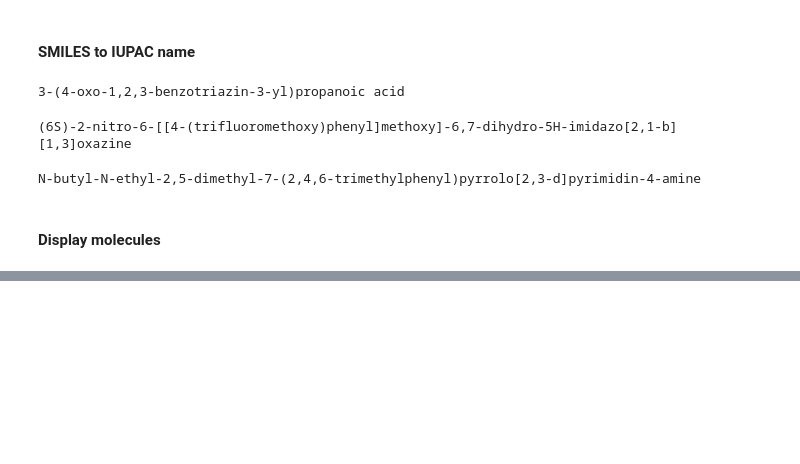
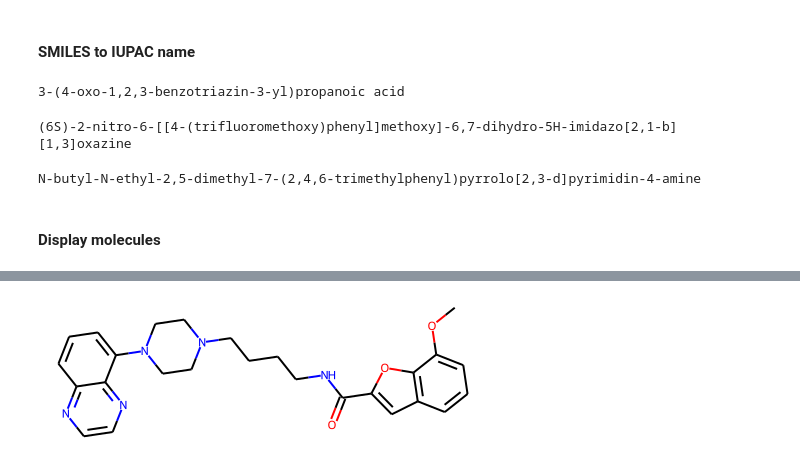
Before and after one commit to jamesleocodes/p_chem_CEVR, a Jupyter notebook: logP/mlp_deviations.ipynb, the cells around one changed output, grey strips where cells are left out. Drawn from its saved outputs; the diff is of its cells as text; code cells hidden in the pictures; blank space fills up the shorter version.

```diff
--- a/logP/mlp_deviations.ipynb
+++ b/logP/mlp_deviations.ipynb
@@ -336,0 +446,4 @@ Draw.MolsToGridImage(mols, molsPerRow=2, subImgSize=(200, 200))
+# %%
+mol
+# %% [output]
+[figure, added]
```
Also changed, not shown: parts of 36 cells of this notebook, 5 other files.
